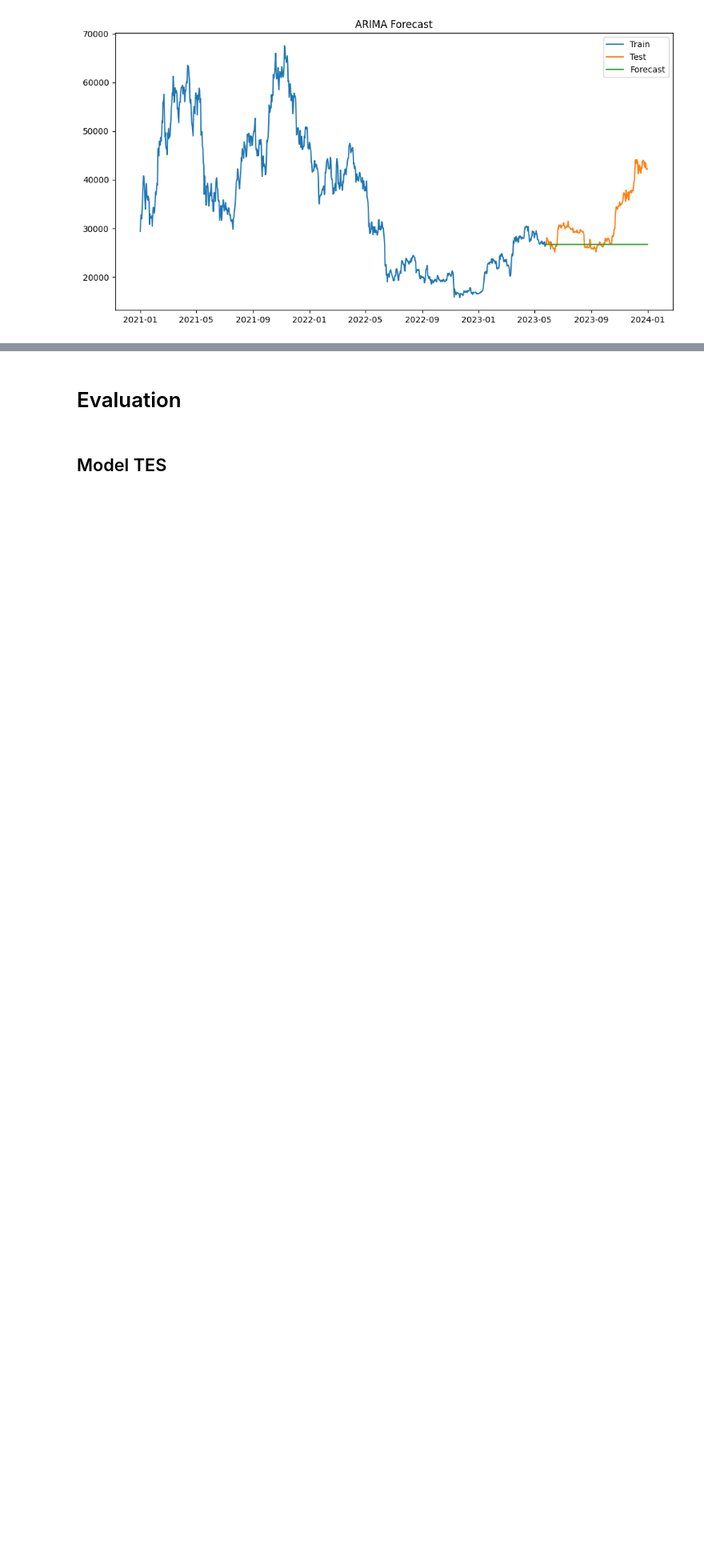
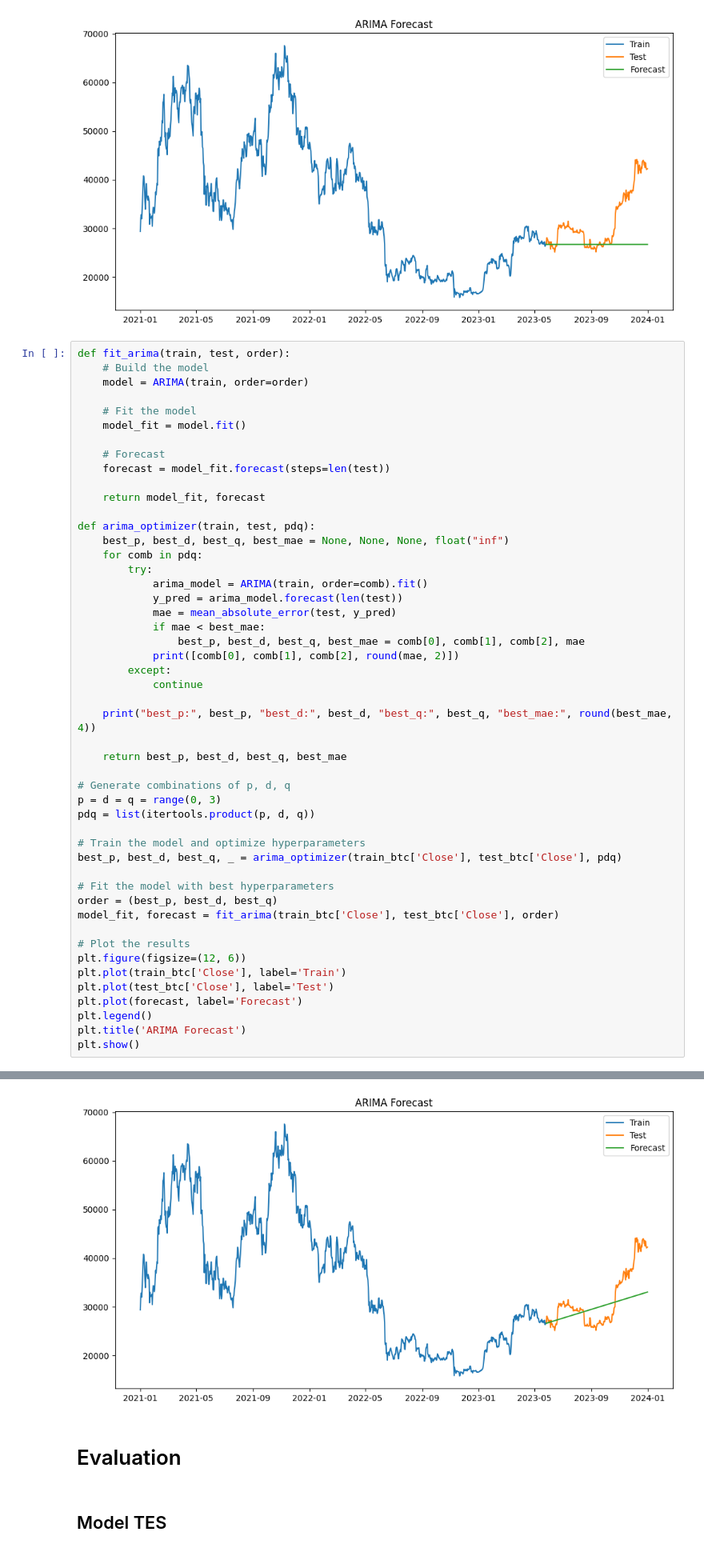
Before and after one commit to adiprrassetyo/forecast-tse-arima, a Jupyter notebook: main.ipynb, the cells around one changed output, grey strips where cells are left out. Shown at 80% size. Cells and saved outputs as stored; diff of their text form; blank space fills up the shorter version.

Commit message:
hyperparameter done

```diff
--- a/main.ipynb
+++ b/main.ipynb
@@ -430,3 +431,53 @@ plt.title('ARIMA Forecast')
 plt.show()
 # %% [output]
 [figure]
+# %%
+def fit_arima(train, test, order):
+    # Build the model
+    model = ARIMA(train, order=order)
+
+    # Fit the model
+    model_fit = model.fit()
+
+    # Forecast
+    forecast = model_fit.forecast(steps=len(test))
+
+    return model_fit, forecast
+
+def arima_optimizer(train, test, pdq):
+    best_p, best_d, best_q, best_mae = None, None, None, float("inf")
+    for comb in pdq:
+        try:
+            arima_model = ARIMA(train, order=comb).fit()
+            y_pred = arima_model.forecast(len(test))
+            mae = mean_absolute_error(test, y_pred)
+            if mae < best_mae:
+                best_p, best_d, best_q, best_mae = comb[0], comb[1], comb[2], mae
+            print([comb[0], comb[1], comb[2], round(mae, 2)])
+        except:
+            continue
+
+    print("best_p:", best_p, "best_d:", best_d, "best_q:", best_q, "best_mae:", round(best_mae, 4))
+
+    return best_p, best_d, best_q, best_mae
+
+# Generate combinations of p, d, q
+p = d = q = range(0, 3)
+pdq = list(itertools.product(p, d, q))
+
+# Train the model and optimize hyperparameters
+best_p, best_d, best_q, _ = arima_optimizer(train_btc['Close'], test_btc['Close'], pdq)
+
+# Fit the model with best hyperparameters
+order = (best_p, best_d, best_q)
+model_fit, forecast = fit_arima(train_btc['Close'], test_btc['Close'], order)
+
+# Plot the results
+plt.figure(figsize=(12, 6))
+plt.plot(train_btc['Close'], label='Train')
+plt.plot(test_btc['Close'], label='Test')
+plt.plot(forecast, label='Forecast')
+plt.legend()
+plt.title('ARIMA Forecast')
+plt.show()
+# %% [output]
@@ -433,3 +501,4 @@ plt.show()
+[figure, added]
 # %% [markdown]
 # Evaluation
 # %% [markdown]
```
Also changed, not shown: parts of 8 cells of this notebook.
